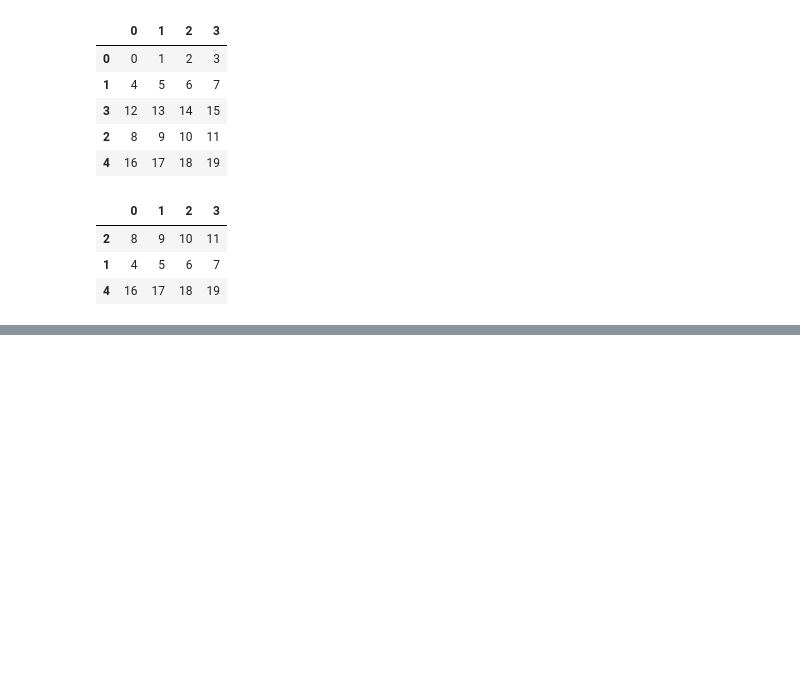
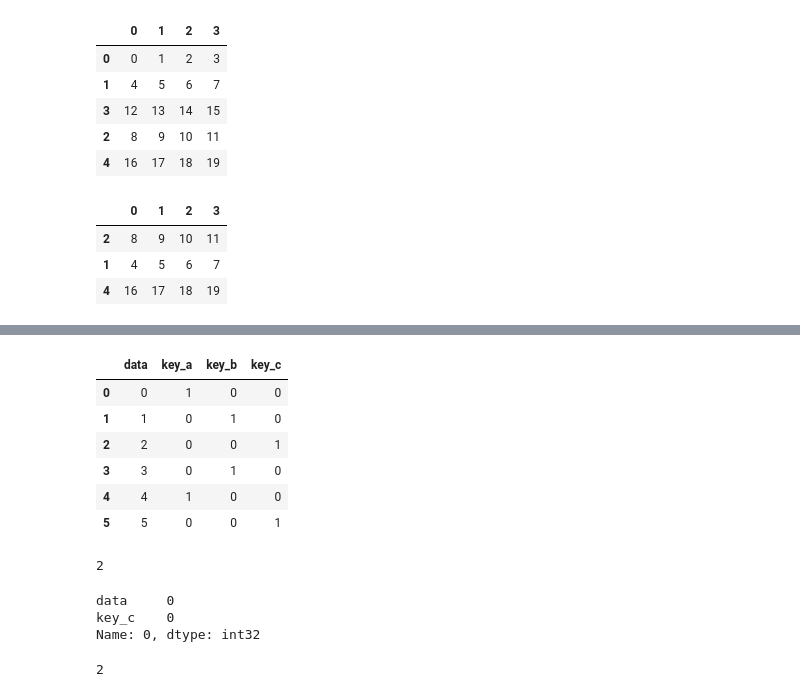
Before and after one commit to NinelieAimer/PythonLearning, a Jupyter notebook: analysisData/dataCleaning/dataCleaning.ipynb, the cells around one changed output, grey strips where cells are left out. Saved outputs shown, nothing was run; the diff lists cells and outputs as text; code cells hidden in the pictures; blank space fills up the shorter version.

Commit message:
update dataCleaning

```diff
--- a/analysisData/dataCleaning/dataCleaning.ipynb
+++ b/analysisData/dataCleaning/dataCleaning.ipynb
@@ -501,0 +505,5 @@ df.sample(n=3,replace=True)
+# %%
+df=pd.DataFrame({
+    'key':['a','b','c','b','a','c'],
+    'data':range(6)
+})
@@ -501,0 +530,2 @@ df.sample(n=3,replace=True)
+# %%
+df2=pd.get_dummies(df['key'],prefix='key')
@@ -501,0 +542,26 @@ df.sample(n=3,replace=True)
+# %%
+df_with_dummy=df[['data']].join(df2)
+# %%
+df_with_dummy
+# %% [output]
+|  | data | key_a | key_b | key_c |
+| 0 | 0 | 1 | 0 | 0 |
+| 1 | 1 | 0 | 1 | 0 |
+| 2 | 2 | 0 | 0 | 1 |
+| 3 | 3 | 0 | 1 | 0 |
+| 4 | 4 | 1 | 0 | 0 |
+| 5 | 5 | 0 | 0 | 1 |
+# %%
+len(df.columns)
+# %% [output]
+2
+# %%
+df_with_dummy.iloc[0].loc[['data','key_c']]
+# %% [output]
+data     0
+key_c    0
+Name: 0, dtype: int32
+# %%
+'all'.rfind('l')
+# %% [output]
+2
```
Also changed, not shown: parts of 4 cells of this notebook, 1 other file.
